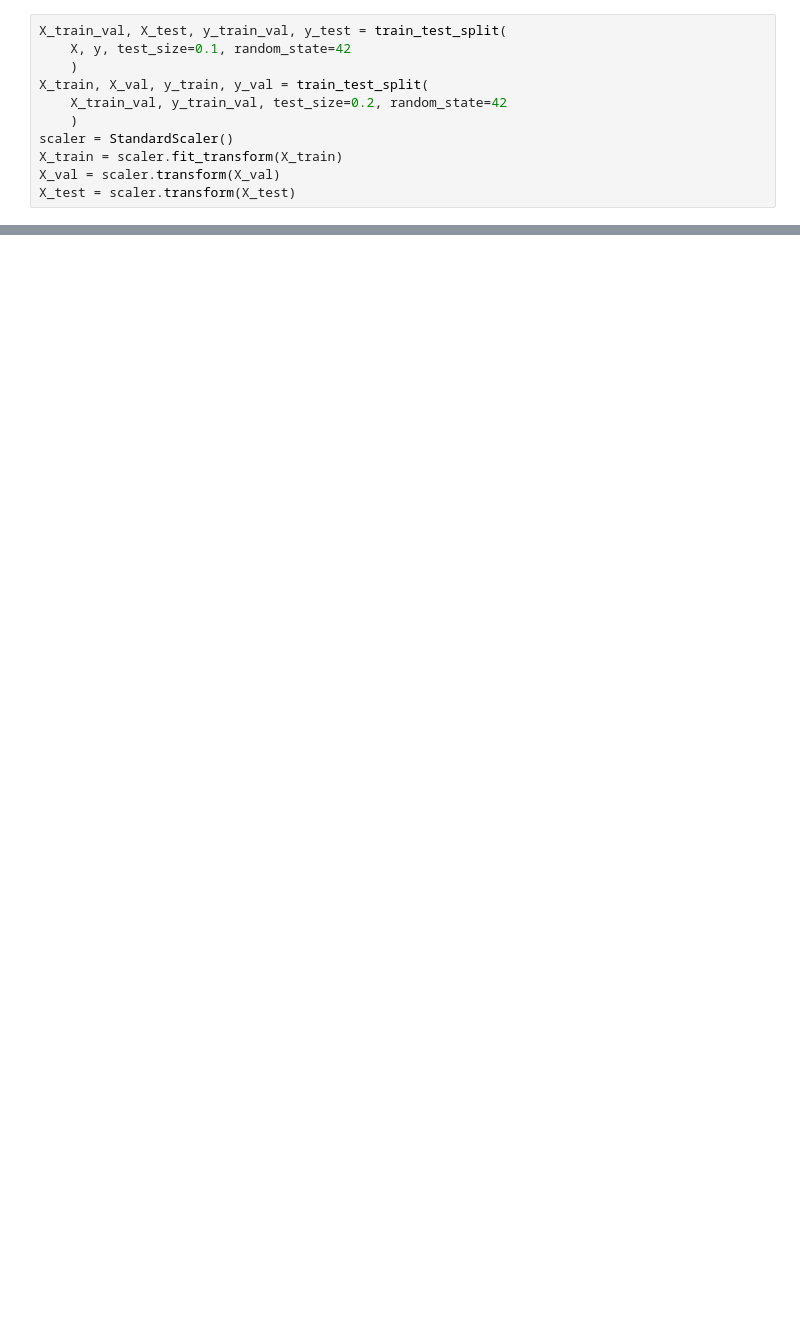
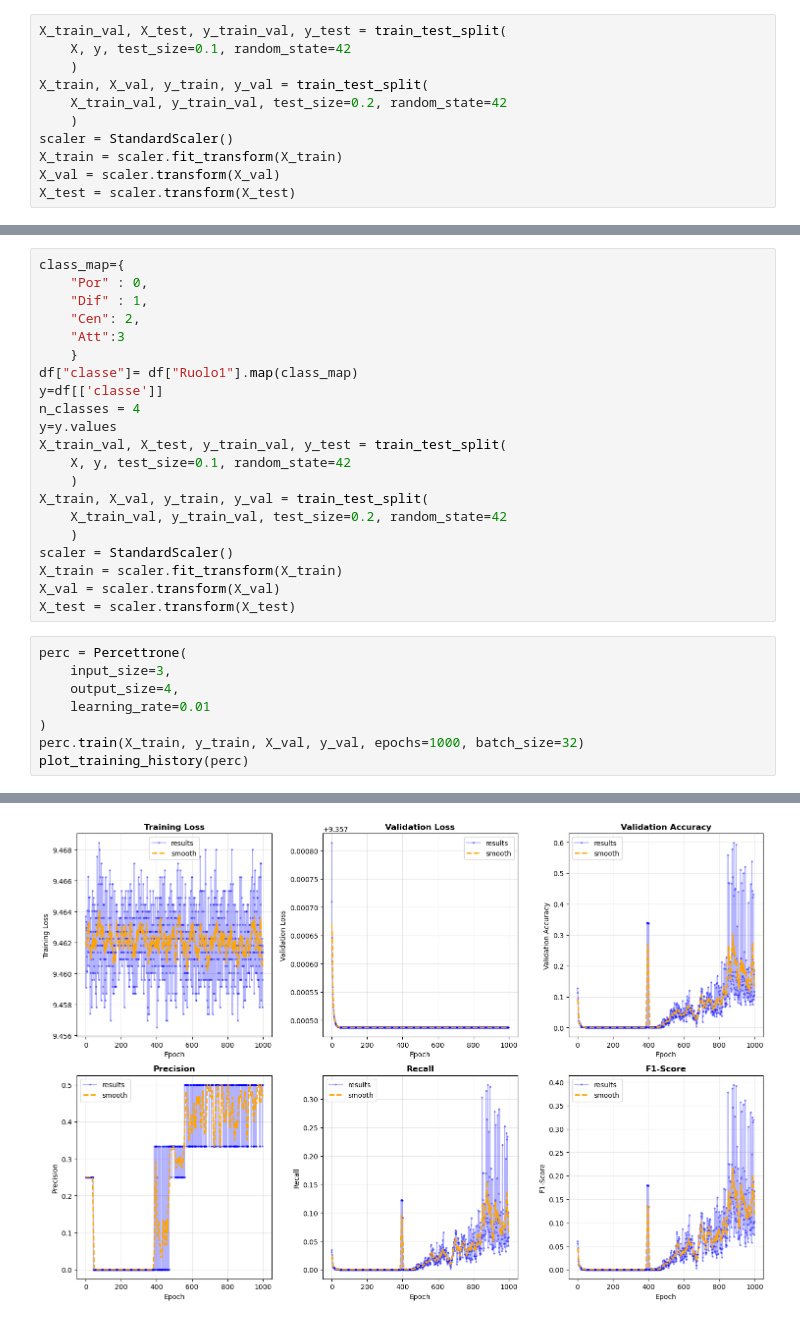
Before and after one commit to davideadinolfi/machine-learning, a Jupyter notebook: training2.ipynb, the cells around one changed output, grey strips where cells are left out. Cells and saved outputs as stored; diff of their text form; blank space fills up the shorter version.

```diff
--- a/training2.ipynb
+++ b/training2.ipynb
@@ -821,0 +839,30 @@ array([2, 0, 2, 2, 2, 2, 2, 2, 2, 2, 2, 2, 2, 2, 0, 1, 2, 2, 2, 2, 1, 2,
+# %%
+class_map={
+    "Por" : 0,
+    "Dif" : 1,
+    "Cen": 2,
+    "Att":3
+    }
+df["classe"]= df["Ruolo1"].map(class_map)
+y=df[['classe']]
+n_classes = 4
+y=y.values
+X_train_val, X_test, y_train_val, y_test = train_test_split(
+    X, y, test_size=0.1, random_state=42
+    )
+X_train, X_val, y_train, y_val = train_test_split(
+    X_train_val, y_train_val, test_size=0.2, random_state=42
+    )
+scaler = StandardScaler()
+X_train = scaler.fit_transform(X_train)
+X_val = scaler.transform(X_val)
+X_test = scaler.transform(X_test)
+# %%
+perc = Percettrone(
+    input_size=3,
+    output_size=4,
+    learning_rate=0.01
+)
+perc.train(X_train, y_train, X_val, y_val, epochs=1000, batch_size=32)
+plot_training_history(perc)
+# %% [output]
@@ -821,0 +889 @@ array([2, 0, 2, 2, 2, 2, 2, 2, 2, 2, 2, 2, 2, 2, 0, 1, 2, 2, 2, 2, 1, 2,
+[figure, added]
```
Also changed, not shown: parts of 15 cells of this notebook, 1 other file.
